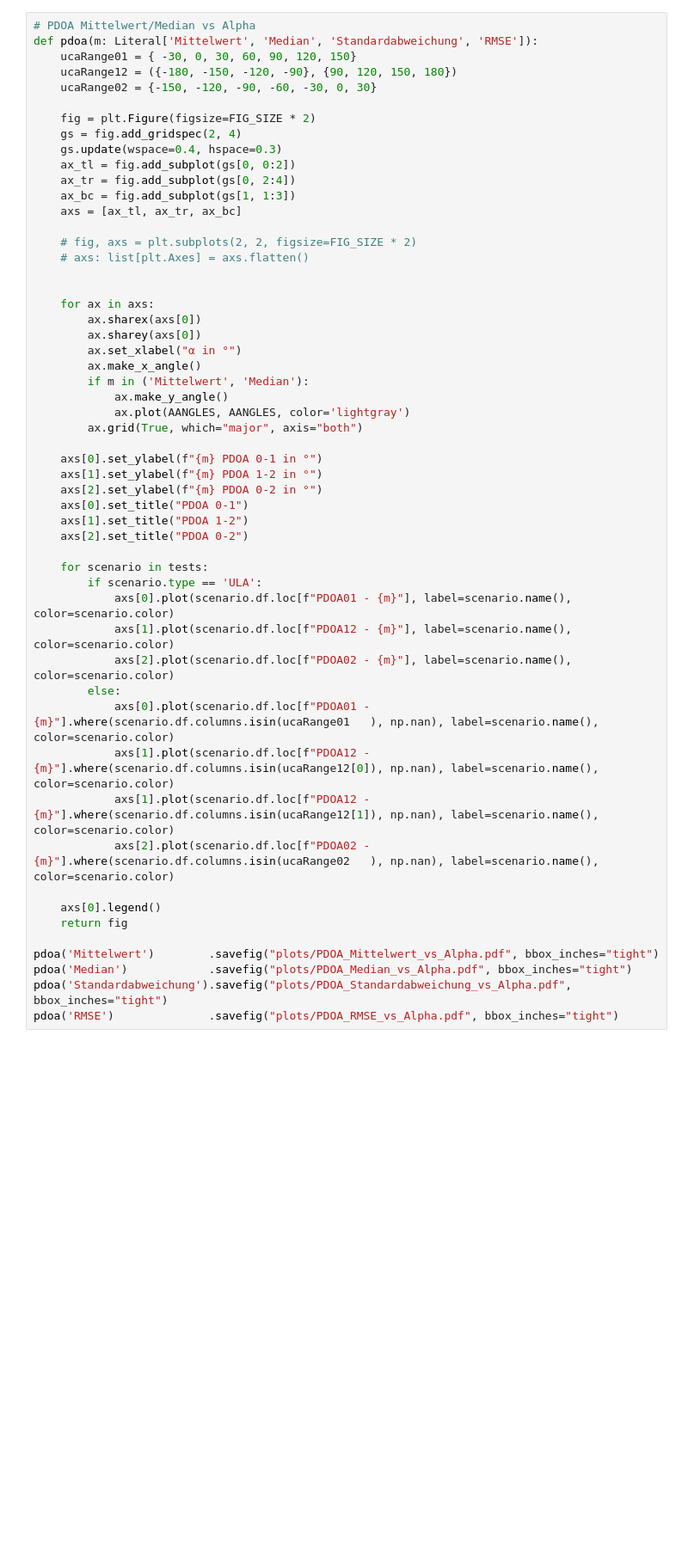
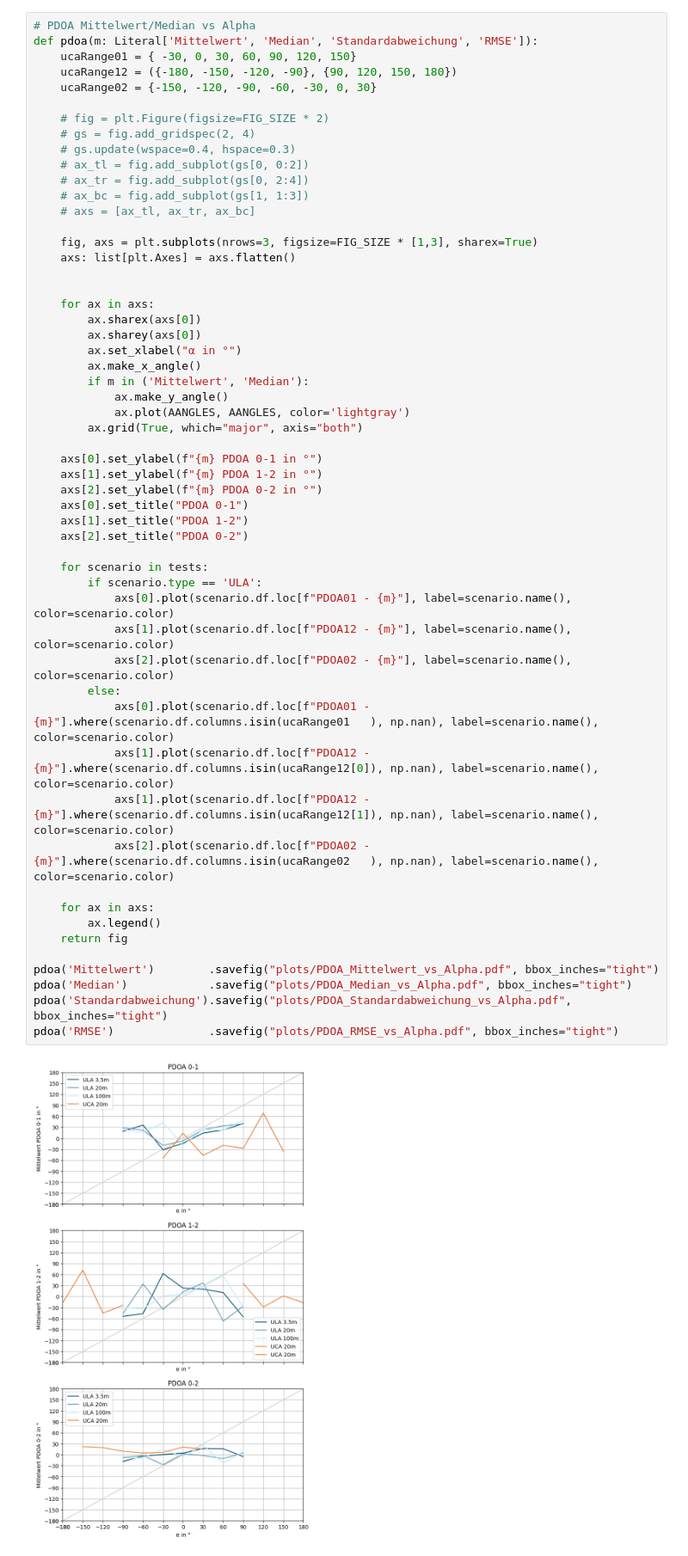
Before and after one commit to mathklk/QCDF, a Jupyter notebook: analyze/main.ipynb, the cells around one changed output. Shown at 86% size. Cells and saved outputs as stored; diff of their text form; blank space fills up the shorter version.

```diff
--- a/analyze/main.ipynb
+++ b/analyze/main.ipynb
@@ -249,16 +249,16 @@ def pdoa(m: Literal['Mittelwert', 'Median', 'Standardabweichung', 'RMSE']):
     ucaRange12 = ({-180, -150, -120, -90}, {90, 120, 150, 180})
     ucaRange02 = {-150, -120, -90, -60, -30, 0, 30}
 
-    fig = plt.Figure(figsize=FIG_SIZE * 2)
-    gs = fig.add_gridspec(2, 4)
-    gs.update(wspace=0.4, hspace=0.3)
-    ax_tl = fig.add_subplot(gs[0, 0:2])
-    ax_tr = fig.add_subplot(gs[0, 2:4])
-    ax_bc = fig.add_subplot(gs[1, 1:3])
-    axs = [ax_tl, ax_tr, ax_bc]
+    # fig = plt.Figure(figsize=FIG_SIZE * 2)
+    # gs = fig.add_gridspec(2, 4)
+    # gs.update(wspace=0.4, hspace=0.3)
+    # ax_tl = fig.add_subplot(gs[0, 0:2])
+    # ax_tr = fig.add_subplot(gs[0, 2:4])
+    # ax_bc = fig.add_subplot(gs[1, 1:3])
+    # axs = [ax_tl, ax_tr, ax_bc]
 
-    # fig, axs = plt.subplots(2, 2, figsize=FIG_SIZE * 2)
-    # axs: list[plt.Axes] = axs.flatten()
+    fig, axs = plt.subplots(nrows=3, figsize=FIG_SIZE * [1,3], sharex=True)
+    axs: list[plt.Axes] = axs.flatten()
 
 
     for ax in axs:
@@ -268,31 +268,34 @@ def pdoa(m: Literal['Mittelwert', 'Median', 'Standardabweichung', 'RMSE']):
         ax.make_x_angle()
         if m in ('Mittelwert', 'Median'):
             ax.make_y_angle()
             ax.plot(AANGLES, AANGLES, color='lightgray')
         ax.grid(True, which="major", axis="both")
 
     axs[0].set_ylabel(f"{m} PDOA 0-1 in °")
     axs[1].set_ylabel(f"{m} PDOA 1-2 in °")
     axs[2].set_ylabel(f"{m} PDOA 0-2 in °")
     axs[0].set_title("PDOA 0-1")
     axs[1].set_title("PDOA 1-2")
     axs[2].set_title("PDOA 0-2")
 
     for scenario in tests:
         if scenario.type == 'ULA':
             axs[0].plot(scenario.df.loc[f"PDOA01 - {m}"], label=scenario.name(), color=scenario.color)
             axs[1].plot(scenario.df.loc[f"PDOA12 - {m}"], label=scenario.name(), color=scenario.color)
             axs[2].plot(scenario.df.loc[f"PDOA02 - {m}"], label=scenario.name(), color=scenario.color)
         else:
             axs[0].plot(scenario.df.loc[f"PDOA01 - {m}"].where(scenario.df.columns.isin(ucaRange01   ), np.nan), label=scenario.name(), color=scenario.color)
             axs[1].plot(scenario.df.loc[f"PDOA12 - {m}"].where(scenario.df.columns.isin(ucaRange12[0]), np.nan), label=scenario.name(), color=scenario.color)
             axs[1].plot(scenario.df.loc[f"PDOA12 - {m}"].where(scenario.df.columns.isin(ucaRange12[1]), np.nan), label=scenario.name(), color=scenario.color)
             axs[2].plot(scenario.df.loc[f"PDOA02 - {m}"].where(scenario.df.columns.isin(ucaRange02   ), np.nan), label=scenario.name(), color=scenario.color)
 
-    axs[0].legend()
+    for ax in axs:
+        ax.legend()
     return fig
 
 pdoa('Mittelwert')        .savefig("plots/PDOA_Mittelwert_vs_Alpha.pdf", bbox_inches="tight")
 pdoa('Median')            .savefig("plots/PDOA_Median_vs_Alpha.pdf", bbox_inches="tight")
 pdoa('Standardabweichung').savefig("plots/PDOA_Standardabweichung_vs_Alpha.pdf", bbox_inches="tight")
 pdoa('RMSE')              .savefig("plots/PDOA_RMSE_vs_Alpha.pdf", bbox_inches="tight")
+# %% [output]
+[figure, added]
```
Also changed, not shown: parts of 4 cells of this notebook, 1 other file.
